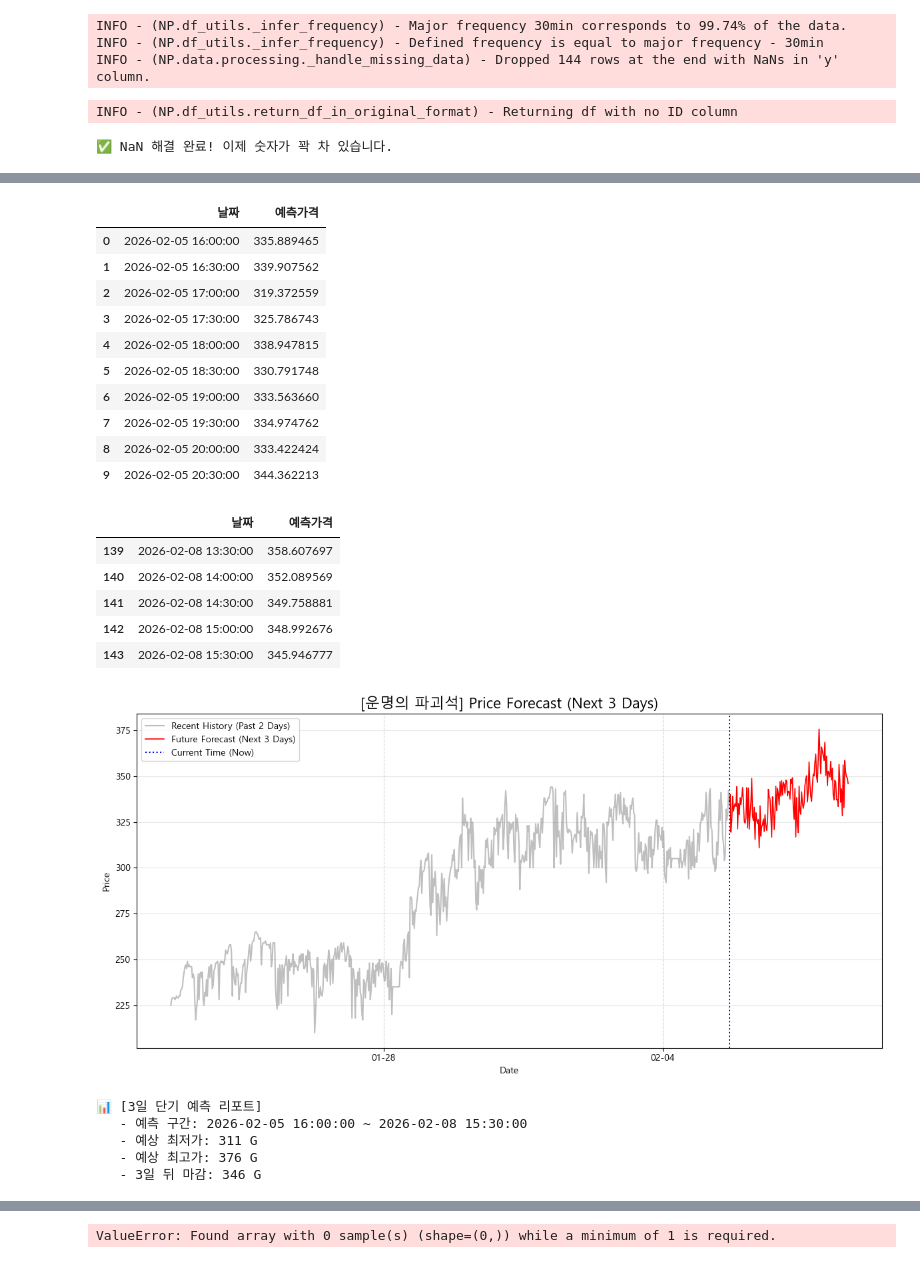
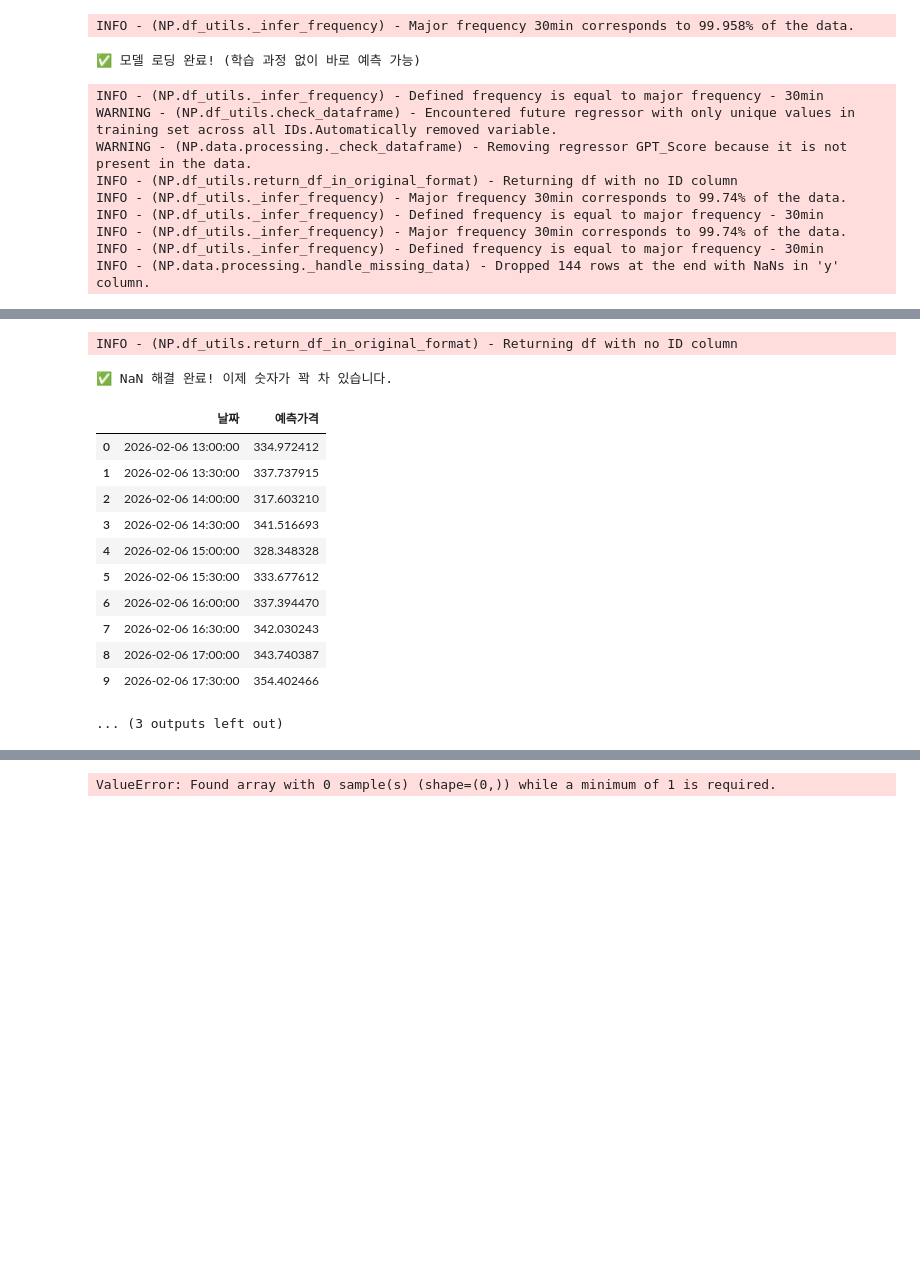
Before and after one commit to PhorinKid/prophet-asset-forecast, a Jupyter notebook: notebook/6.앙상블.ipynb, the cells around one changed output, grey strips where cells are left out. Drawn from its saved outputs; the diff is of its cells as text; code cells hidden in the pictures; blank space fills up the shorter version.

```diff
--- a/notebook/6.앙상블.ipynb
+++ b/notebook/6.앙상블.ipynb
@@ -677,8 +677,8 @@ def NeuralProphet_fit(FORECAST_HORIZON):
         n_forecasts=FORECAST_HORIZON,
         n_lags=240,
 
-        n_changepoints=10,
-        trend_reg=1.0,
+        n_changepoints=20,     # 좀 더 세밀하게 꺾임을 감지하도록 늘림
+        trend_reg=0.05,
         weekly_seasonality=True, # 수요일 점검 등의 주간 패턴 학습
         daily_seasonality=True,  # 새벽/저녁 패턴 학습
         yearly_seasonality=False,# 1년치 데이터는 아니므로 끔
@@ -706,7 +706,7 @@ def NeuralProphet_fit(FORECAST_HORIZON):
     print("   이제 이 모델은 '3일 뒤'까지만 예측하지만, 그만큼 더 정교할 겁니다!")
 
 FORECAST_HORIZON = 144
-# NeuralProphet_fit(FORECAST_HORIZON)
+NeuralProphet_fit(FORECAST_HORIZON)
 
 # ---------------------------------------------------------
 # 2. 저장된 모델 불러오기 (Load)
@@ -835,5 +836,11 @@ INFO - (NP.df_utils._infer_frequency) - Defined frequency is equal to major freq
-INFO - (NP.df_utils._infer_frequency) - Major frequency 30min corresponds to 99.74% of the data.
-INFO - (NP.df_utils._infer_frequency) - Defined frequency is equal to major frequency - 30min
-INFO - (NP.data.processing._handle_missing_data) - Dropped 144 rows at the end with NaNs in 'y' column.
+INFO - (NP.df_utils._infer_frequency) - Major frequency 30min corresponds to 99.958% of the data.
-INFO - (NP.df_utils.return_df_in_original_format) - Returning df with no ID column
+✅ 모델 로딩 완료! (학습 과정 없이 바로 예측 가능)
-✅ NaN 해결 완료! 이제 숫자가 꽉 차 있습니다.
+INFO - (NP.df_utils._infer_frequency) - Defined frequency is equal to major frequency - 30min
+WARNING - (NP.df_utils.check_dataframe) - Encountered future regressor with only unique values in training set across all IDs.Automatically removed variable.
+WARNING - (NP.data.processing._check_dataframe) - Removing regressor GPT_Score because it is not present in the data.
+INFO - (NP.df_utils.return_df_in_original_format) - Returning df with no ID column
+INFO - (NP.df_utils._infer_frequency) - Major frequency 30min corresponds to 99.74% of the data.
+INFO - (NP.df_utils._infer_frequency) - Defined frequency is equal to major frequency - 30min
+INFO - (NP.df_utils._infer_frequency) - Major frequency 30min corresponds to 99.74% of the data.
+INFO - (NP.df_utils._infer_frequency) - Defined frequency is equal to major frequency - 30min
+INFO - (NP.data.processing._handle_missing_data) - Dropped 144 rows at the end with NaNs in 'y' column.
@@ -840,26 +848,17 @@ INFO - (NP.df_utils.return_df_in_original_format) - Returning df with no ID colu
+INFO - (NP.df_utils.return_df_in_original_format) - Returning df with no ID column
+✅ NaN 해결 완료! 이제 숫자가 꽉 차 있습니다.
 |  | 날짜 | 예측가격 |
-| 0 | 2026-02-05 16:00:00 | 335.889465 |
-| 1 | 2026-02-05 16:30:00 | 339.907562 |
-| 2 | 2026-02-05 17:00:00 | 319.372559 |
-| 3 | 2026-02-05 17:30:00 | 325.786743 |
-| 4 | 2026-02-05 18:00:00 | 338.947815 |
-| 5 | 2026-02-05 18:30:00 | 330.791748 |
-| 6 | 2026-02-05 19:00:00 | 333.563660 |
-| 7 | 2026-02-05 19:30:00 | 334.974762 |
-| 8 | 2026-02-05 20:00:00 | 333.422424 |
-| 9 | 2026-02-05 20:30:00 | 344.362213 |
+| 0 | 2026-02-06 13:00:00 | 334.972412 |
+| 1 | 2026-02-06 13:30:00 | 337.737915 |
+| 2 | 2026-02-06 14:00:00 | 317.603210 |
+| 3 | 2026-02-06 14:30:00 | 341.516693 |
+| 4 | 2026-02-06 15:00:00 | 328.348328 |
+| 5 | 2026-02-06 15:30:00 | 333.677612 |
+| 6 | 2026-02-06 16:00:00 | 337.394470 |
+| 7 | 2026-02-06 16:30:00 | 342.030243 |
+| 8 | 2026-02-06 17:00:00 | 343.740387 |
+| 9 | 2026-02-06 17:30:00 | 354.402466 |
-|  | 날짜 | 예측가격 |
-| 139 | 2026-02-08 13:30:00 | 358.607697 |
-| 140 | 2026-02-08 14:00:00 | 352.089569 |
-| 141 | 2026-02-08 14:30:00 | 349.758881 |
-| 142 | 2026-02-08 15:00:00 | 348.992676 |
-| 143 | 2026-02-08 15:30:00 | 345.946777 |
-[figure, removed]
-📊 [3일 단기 예측 리포트]
-   - 예측 구간: 2026-02-05 16:00:00 ~ 2026-02-08 15:30:00
-   - 예상 최저가: 311 G
-   - 예상 최고가: 376 G
-   - 3일 뒤 마감: 346 G
+... (3 outputs left out)
 # %%
 import pandas as pd
 import matplotlib.pyplot as plt
```
Also changed, not shown: parts of 10 cells of this notebook, 6 other files.
